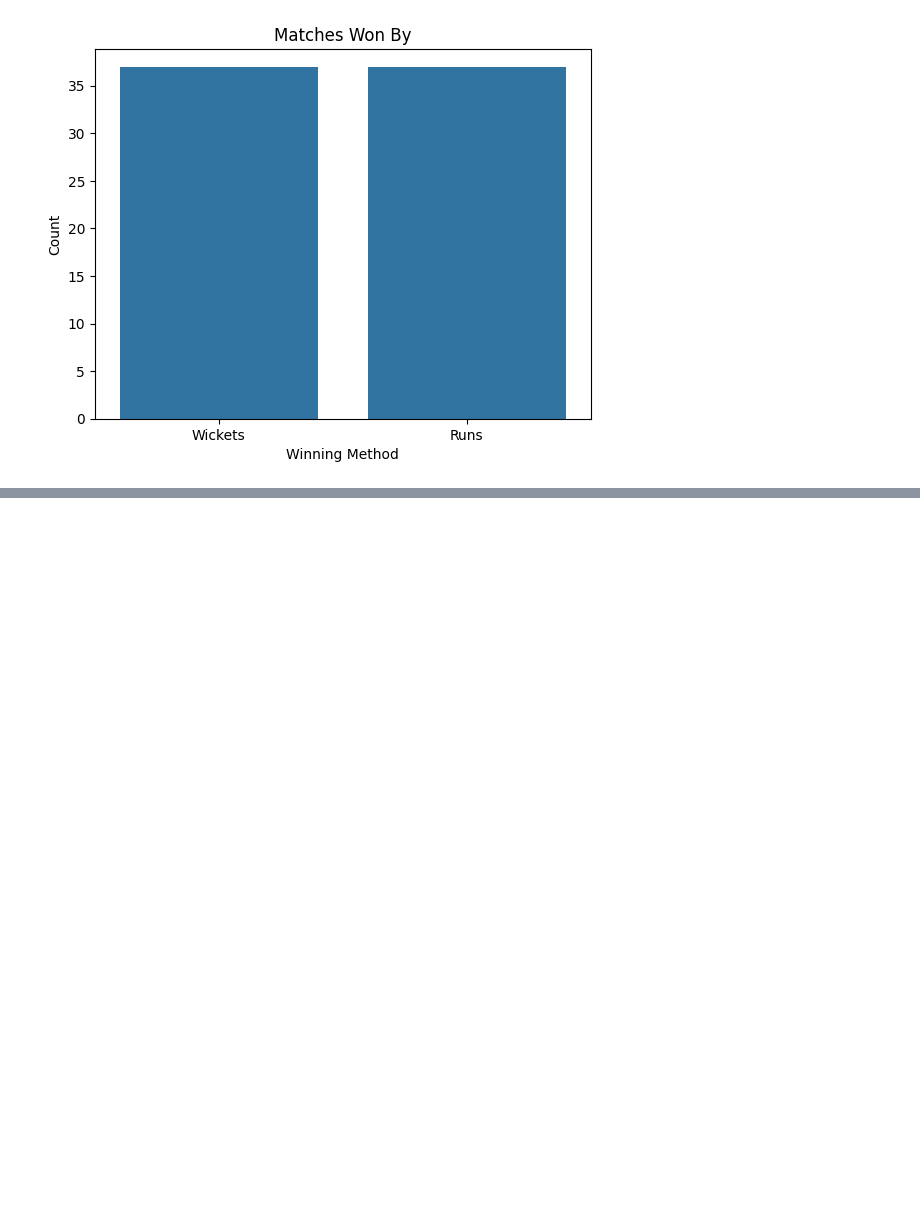
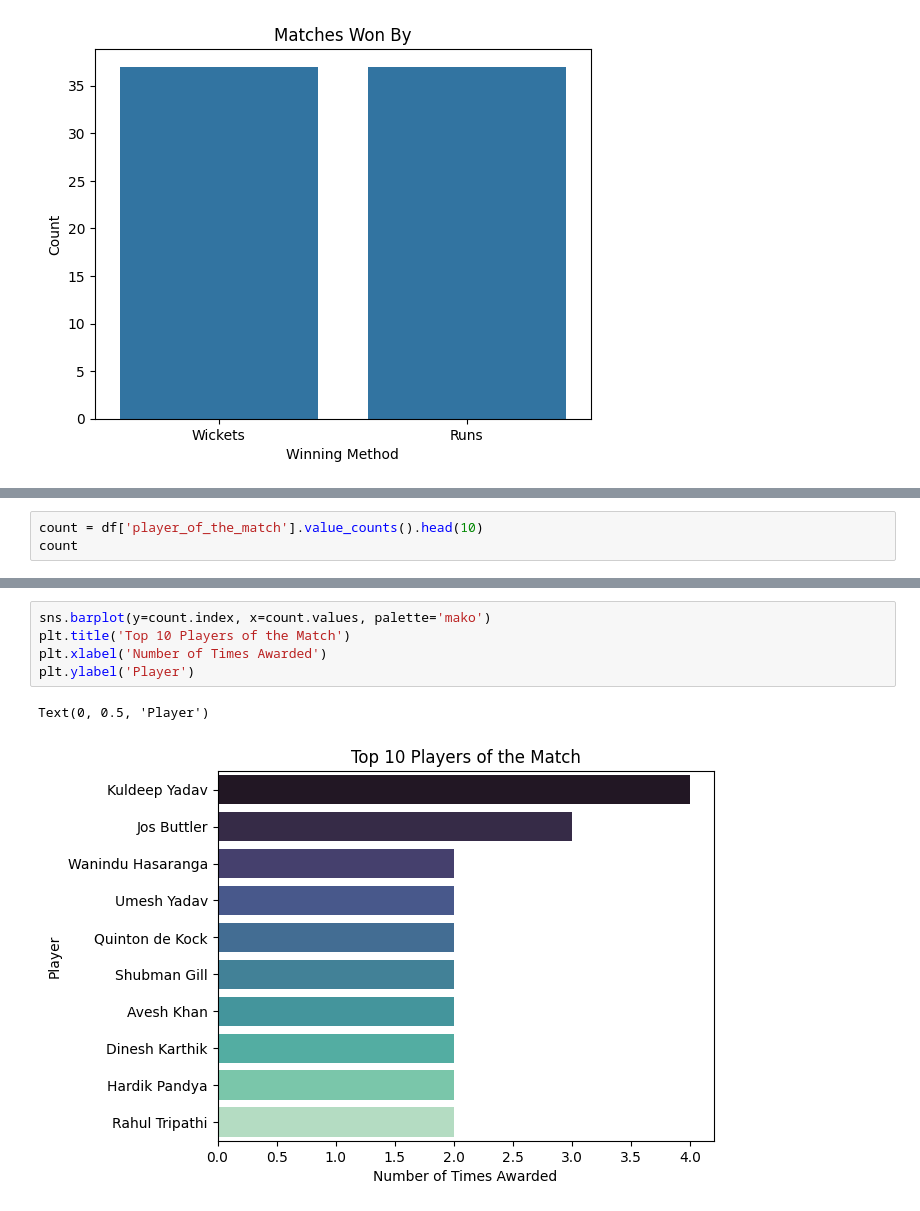
Before and after one commit to Kasfia-Mostafa/IPL_Analysis_Visualization, a Jupyter notebook: IPL.ipynb, the cells around one changed output, grey strips where cells are left out. Cells and saved outputs as stored; diff of their text form; blank space fills up the shorter version.

```diff
--- a/IPL.ipynb
+++ b/IPL.ipynb
@@ -165,0 +168,3 @@ Text(0, 0.5, 'Count')
+# %%
+count = df['player_of_the_match'].value_counts().head(10)
+count
@@ -165,0 +184,8 @@ Text(0, 0.5, 'Count')
+# %%
+sns.barplot(y=count.index, x=count.values, palette='mako')
+plt.title('Top 10 Players of the Match')
+plt.xlabel('Number of Times Awarded')
+plt.ylabel('Player')
+# %% [output]
+Text(0, 0.5, 'Player')
+[figure, added]
```
Also changed, not shown: parts of 16 cells of this notebook, 1 other file.
